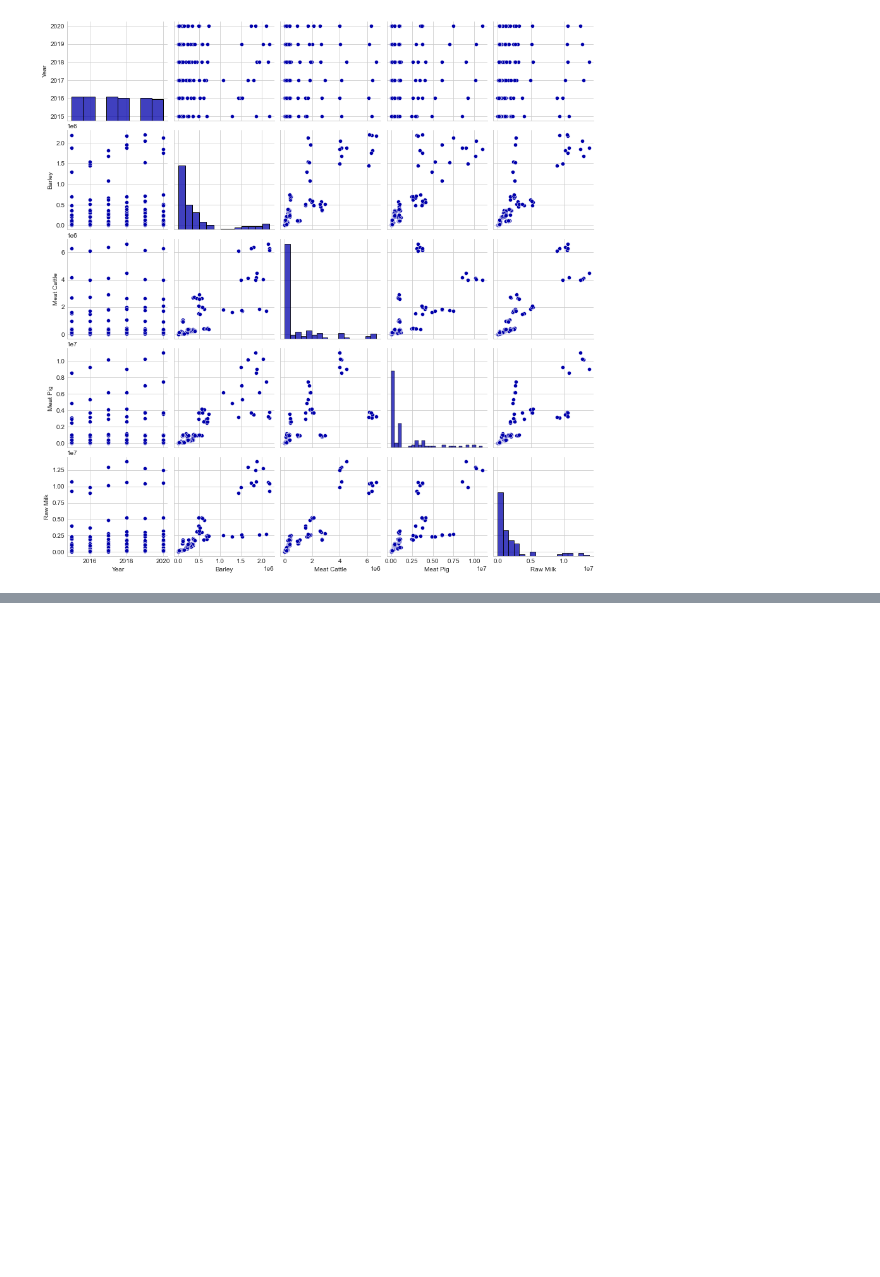
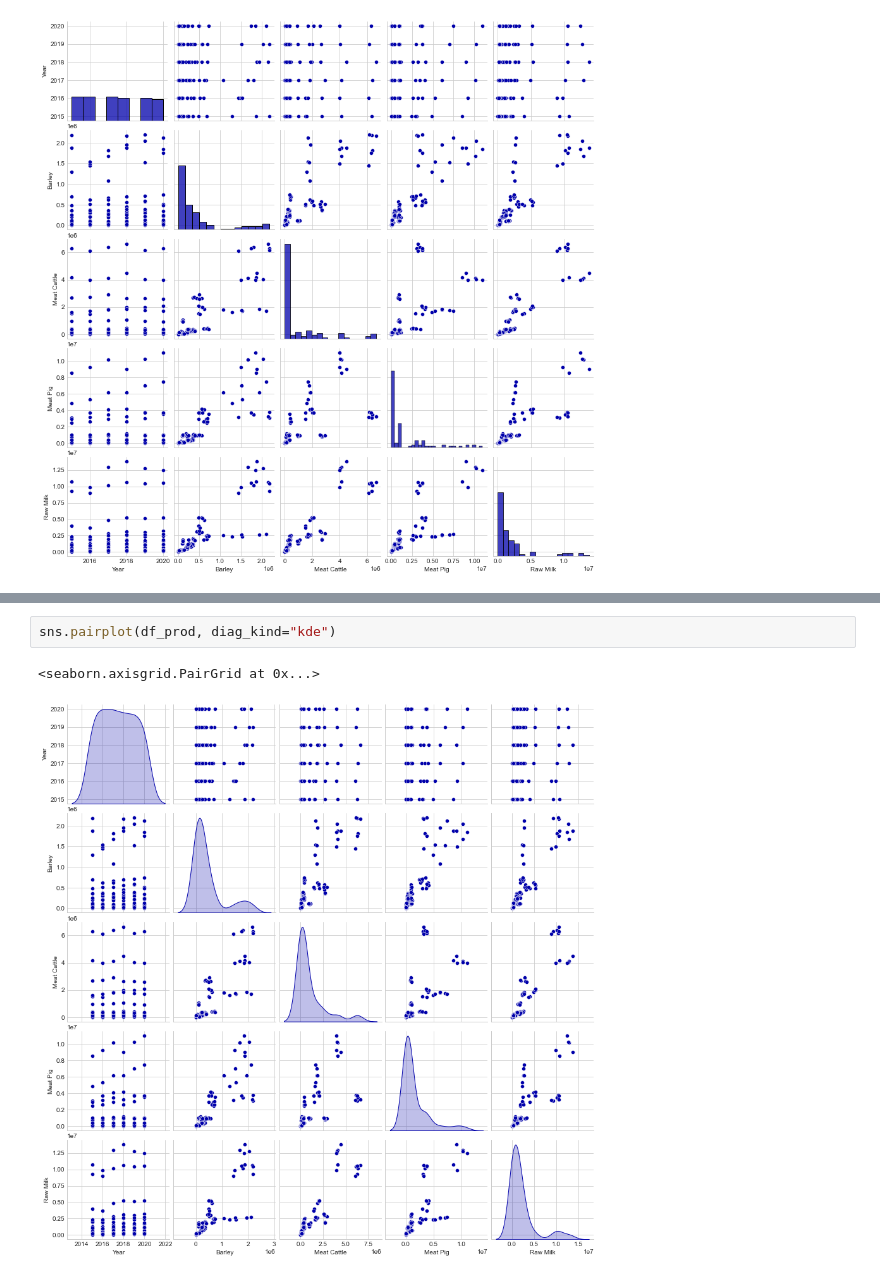
Before and after one commit to jaderleonardo/CA2_Project, a Jupyter notebook: FA_Prod_and_Pop_European.ipynb, the cells around one changed output, grey strips where cells are left out. Cells and saved outputs as stored; diff of their text form; blank space fills up the shorter version.

```diff
--- a/FA_Prod_and_Pop_European.ipynb
+++ b/FA_Prod_and_Pop_European.ipynb
@@ -935,0 +853,5 @@ print(classification_report(y_test, y_pred))
+# %%
+sns.pairplot(df_prod, diag_kind="kde")
+# %% [output]
+<seaborn.axisgrid.PairGrid at 0x...>
+[figure, added]
```
Also changed, not shown: parts of 22 cells of this notebook, 5 other files.
